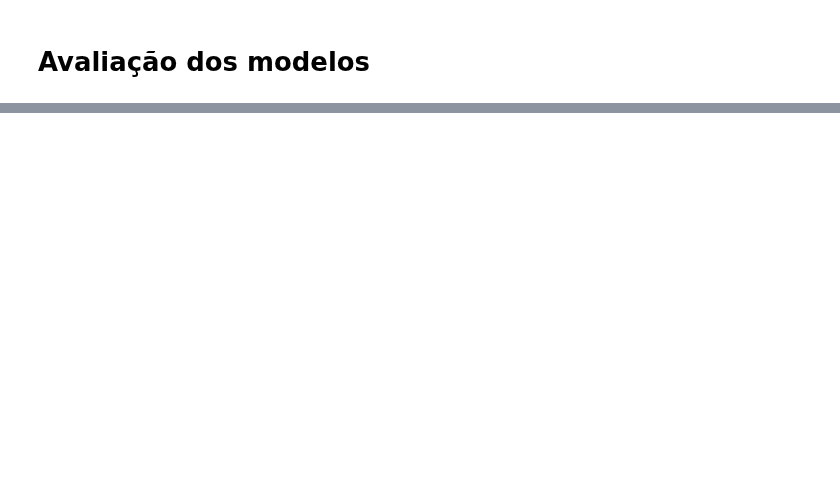
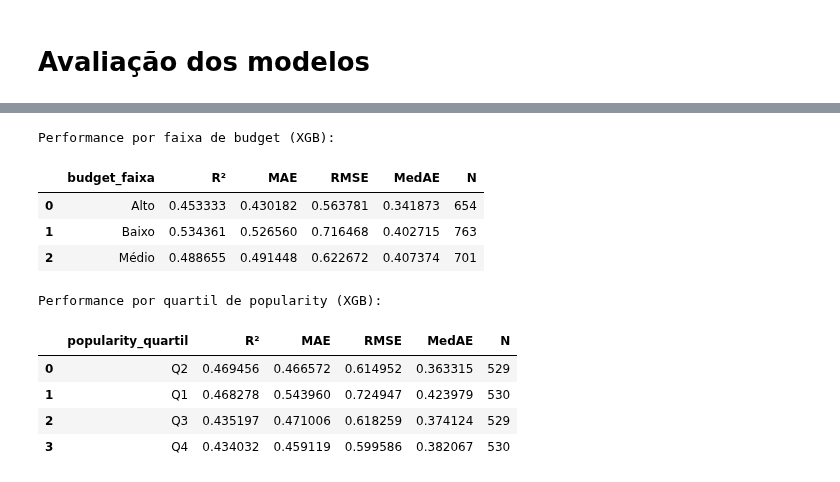
Before and after one commit to rodrigosantana24/projeto-pisi3, a Jupyter notebook: Regressao_gabriel.ipynb, the cells around one changed output, grey strips where cells are left out. Cells and saved outputs as stored; diff of their text form; code cells hidden in the pictures; blank space fills up the shorter version.

```diff
--- a/Regressao_gabriel.ipynb
+++ b/Regressao_gabriel.ipynb
@@ -288,8 +345,16 @@ num_pipeline = Pipeline([
     ('scale', StandardScaler())
 ])
 
+num_pipeline2 = Pipeline([
+    ('winsor', Winsorizer(columns=numerical_cols,
+                          lower_percentile=0.01,
+                          upper_percentile=0.99)),
+    ('robust_scale', RobustScaler())
+])
+
 # Pipeline para categóricas com OneHot
 cat_pipeline = Pipeline([
+    ('rare', RareCategoryGrouper(column='original_language', top_n=10, other_label='Other')),
     ('onehot', OneHotEncoder(handle_unknown='ignore', sparse_output=False))
 ])
 
@@ -317,7 +382,7 @@ param_dist = {
 svm_rand = RandomizedSearchCV(
     estimator=pipeline,
     param_distributions=param_dist,
-    n_iter=10,  # aumentei para melhorar a busca, mas pode manter em 10 se quiser rapidez
+    n_iter=15,
     cv=kf,
     scoring='r2',
     random_state=87,
@@ -350,6 +482,7 @@ results = []
 
 results.append(evaluate_model("XGBRegressor", XGBRegressor_rand.best_estimator_, X_test, y_test))
 results.append(evaluate_model("SVR", svm_rand.best_estimator_, X_test, y_test))
+results.append(evaluate_model("RandomForestRegressor", rf_rand.best_estimator_, X_test, y_test))
 
 results_df = pd.DataFrame(results)
 print(results_df)
@@ -359,0 +607,54 @@ print(results_df)
+# %%
+import numpy as np
+import pandas as pd
+from sklearn.metrics import r2_score, mean_absolute_error, mean_squared_error, median_absolute_error
+
+# 1) Definir segmentos no X_test original
+budget_bins = pd.qcut(X_test['budget'], q=3, labels=['Baixo', 'Médio', 'Alto'])
+popularity_quartiles = pd.qcut(X_test['popularity'], q=4, labels=['Q1','Q2','Q3','Q4'])
+
+X_test_segmented = X_test.copy()
+X_test_segmented['budget_faixa'] = budget_bins
+X_test_segmented['popularity_quartil'] = popularity_quartiles
+
+# 2) Função de avaliação por segmento
+def evaluate_by_segment(model, X_seg, y_test, segment_col):
+    results = []
+    for seg in X_seg[segment_col].unique():
+        idx = X_seg[segment_col] == seg
+        if idx.sum() == 0:
+            continue
+        # mantém só as colunas originais para predição
+        X_block = X_seg.loc[idx, X_test.columns]
+        y_true = y_test[idx]
+        y_pred = model.predict(X_block)
+        results.append({
+            segment_col: seg,
+            'R²': r2_score(y_true, y_pred),
+            'MAE': mean_absolute_error(y_true, y_pred),
+            'RMSE': np.sqrt(mean_squared_error(y_true, y_pred)),
+            'MedAE': median_absolute_error(y_true, y_pred),
+            'N': len(y_true)
+        })
+    return pd.DataFrame(results)
+
+# 3) Avaliar XGB
+print("Performance por faixa de budget (XGB):")
+display(evaluate_by_segment(
+    XGBRegressor_rand.best_estimator_, X_test_segmented, y_test, 'budget_faixa'))
+
+print("Performance por quartil de popularity (XGB):")
+display(evaluate_by_segment(
+    XGBRegressor_rand.best_estimator_, X_test_segmented, y_test, 'popularity_quartil'))
+# %% [output]
+Performance por faixa de budget (XGB):
+|  | budget_faixa | R² | MAE | RMSE | MedAE | N |
+| 0 | Alto | 0.453333 | 0.430182 | 0.563781 | 0.341873 | 654 |
+| 1 | Baixo | 0.534361 | 0.526560 | 0.716468 | 0.402715 | 763 |
+| 2 | Médio | 0.488655 | 0.491448 | 0.622672 | 0.407374 | 701 |
+Performance por quartil de popularity (XGB):
+|  | popularity_quartil | R² | MAE | RMSE | MedAE | N |
+| 0 | Q2 | 0.469456 | 0.466572 | 0.614952 | 0.363315 | 529 |
+| 1 | Q1 | 0.468278 | 0.543960 | 0.724947 | 0.423979 | 530 |
+| 2 | Q3 | 0.435197 | 0.471006 | 0.618259 | 0.374124 | 529 |
+| 3 | Q4 | 0.434032 | 0.459119 | 0.599586 | 0.382067 | 530 |
```
Also changed, not shown: parts of 25 cells of this notebook, 1 other file.
